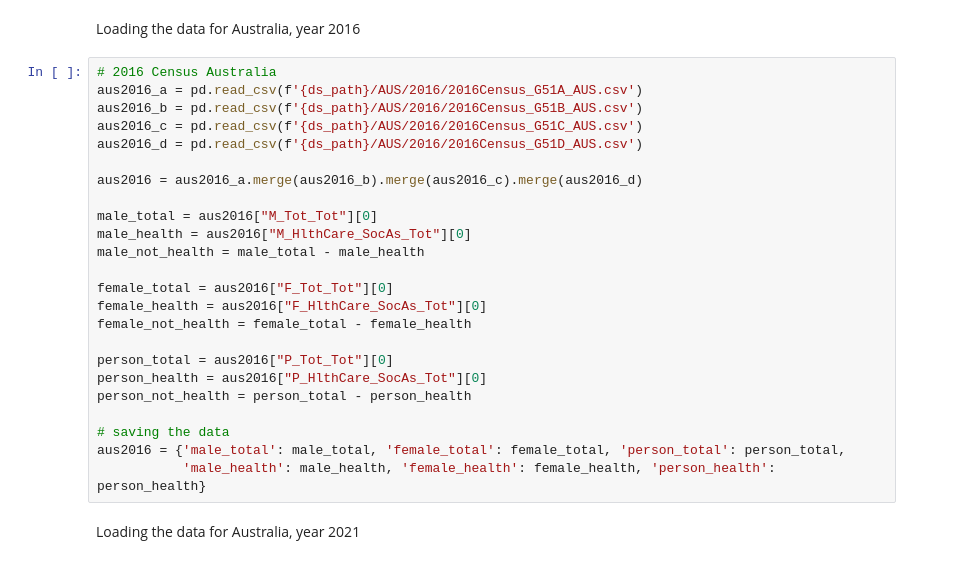
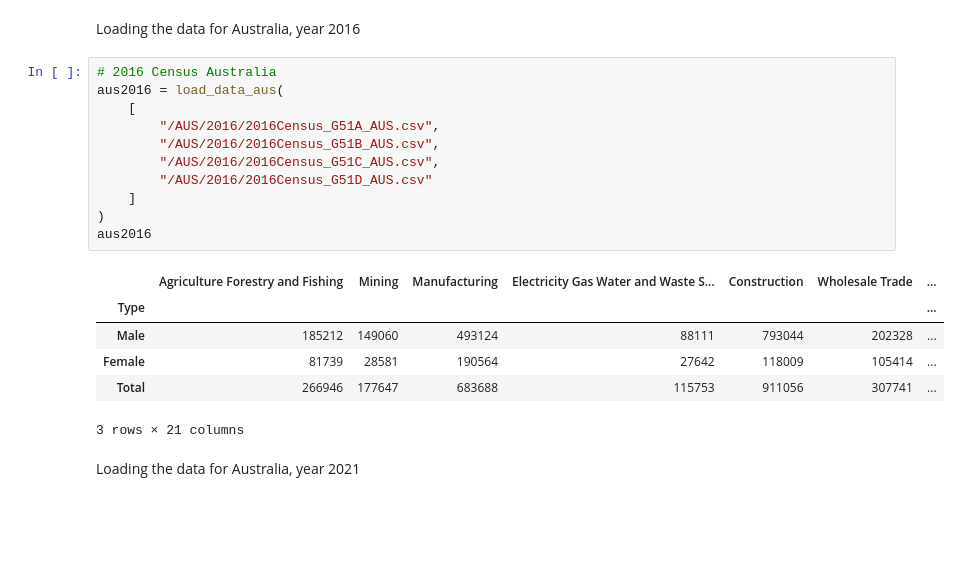
Before and after one commit to rakkateichou/CITS2402-prj1, a Jupyter notebook: CITS2402-Assignment-template.ipynb, the cells around one changed output. Saved outputs shown, nothing was run; the diff lists cells and outputs as text; blank space fills up the shorter version.

```diff
--- a/CITS2402-Assignment-template.ipynb
+++ b/CITS2402-Assignment-template.ipynb
@@ -40,28 +85,22 @@ ds_path = "./datasets"
 # %% [markdown]
 Loading the data for Australia, year 2016
-# %%
-# 2016 Census Australia
-aus2016_a = pd.read_csv(f'{ds_path}/AUS/2016/2016Census_G51A_AUS.csv')
-aus2016_b = pd.read_csv(f'{ds_path}/AUS/2016/2016Census_G51B_AUS.csv')
-aus2016_c = pd.read_csv(f'{ds_path}/AUS/2016/2016Census_G51C_AUS.csv')
-aus2016_d = pd.read_csv(f'{ds_path}/AUS/2016/2016Census_G51D_AUS.csv')
-
-aus2016 = aus2016_a.merge(aus2016_b).merge(aus2016_c).merge(aus2016_d)
-
-male_total = aus2016["M_Tot_Tot"][0]
-male_health = aus2016["M_HlthCare_SocAs_Tot"][0]
-male_not_health = male_total - male_health
-
-female_total = aus2016["F_Tot_Tot"][0]
-female_health = aus2016["F_HlthCare_SocAs_Tot"][0]
-female_not_health = female_total - female_health
-
-person_total = aus2016["P_Tot_Tot"][0]
-person_health = aus2016["P_HlthCare_SocAs_Tot"][0]
-person_not_health = person_total - person_health
-
-# saving the data
-aus2016 = {'male_total': male_total, 'female_total': female_total, 'person_total': person_total,
-           'male_health': male_health, 'female_health': female_health, 'person_health': person_health}
+# %%
+# 2016 Census Australia
+aus2016 = load_data_aus(
+    [
+        "/AUS/2016/2016Census_G51A_AUS.csv",
+        "/AUS/2016/2016Census_G51B_AUS.csv",
+        "/AUS/2016/2016Census_G51C_AUS.csv",
+        "/AUS/2016/2016Census_G51D_AUS.csv"
+    ]
+)
+aus2016
+# %% [output]
+|  | Agriculture Forestry and Fishing | Mining | Manufacturing | Electricity Gas Water and Waste S... | Construction | Wholesale Trade | ... |
+| Type |  |  |  |  |  |  | ... |
+| Male | 185212 | 149060 | 493124 | 88111 | 793044 | 202328 | ... |
+| Female | 81739 | 28581 | 190564 | 27642 | 118009 | 105414 | ... |
+| Total | 266946 | 177647 | 683688 | 115753 | 911056 | 307741 | ... |
+3 rows × 21 columns
 # %% [markdown]
 Loading the data for Australia, year 2021
```
Also changed, not shown: parts of 21 cells of this notebook, 9 other files.
